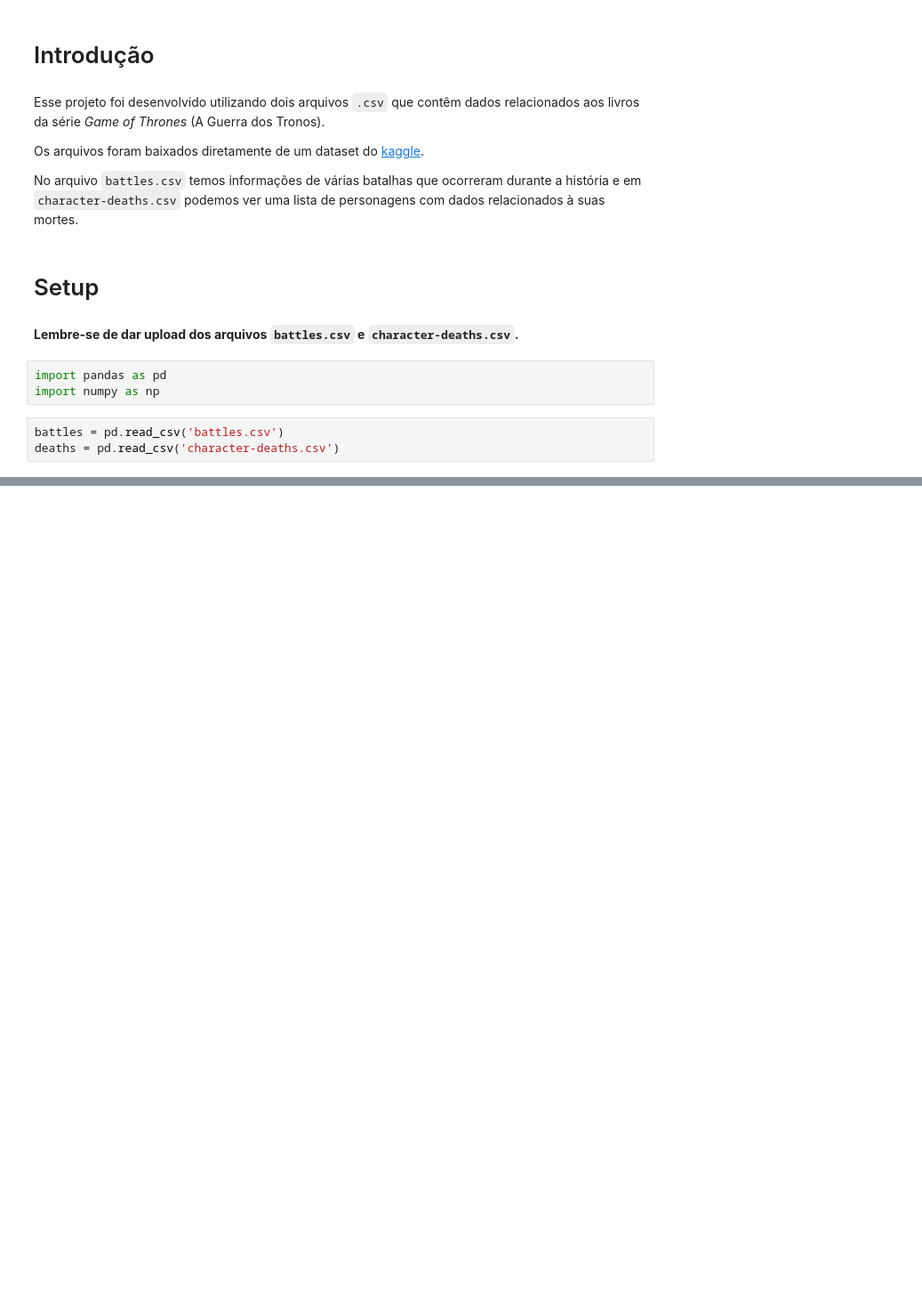
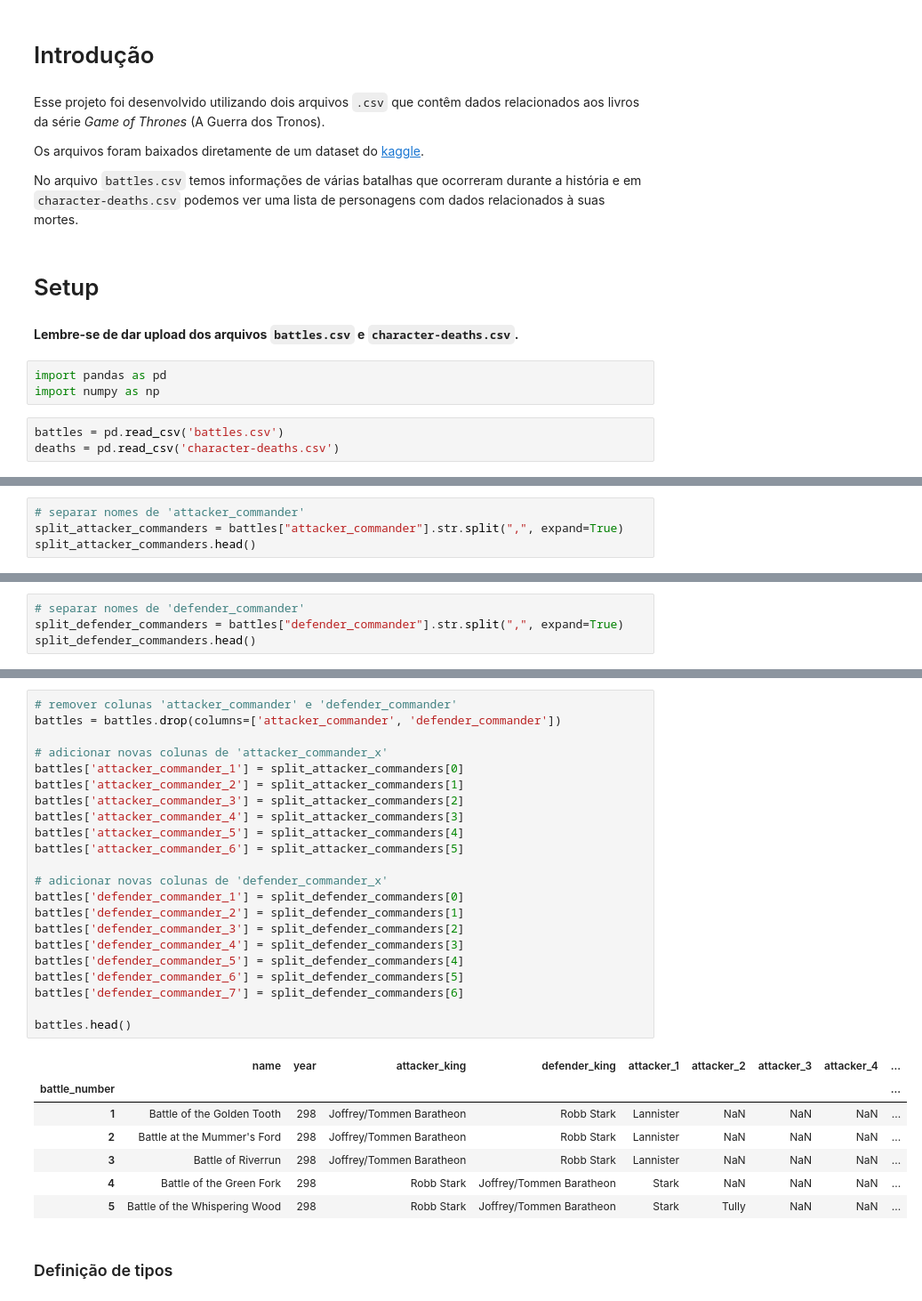
Before and after one commit to ccal2/dataScienceProject, a Jupyter notebook: project.ipynb, the cells around one changed output, grey strips where cells are left out. Shown: that part at 89% size. Saved outputs shown, nothing was run; the diff lists cells and outputs as text; blank space fills up the shorter version.

```diff
--- a/project.ipynb
+++ b/project.ipynb
@@ -21,0 +65,4 @@ deaths = pd.read_csv('character-deaths.csv')
+# %%
+# separar nomes de 'attacker_commander'
+split_attacker_commanders = battles["attacker_commander"].str.split(",", expand=True)
+split_attacker_commanders.head()
@@ -21,0 +77,4 @@ deaths = pd.read_csv('character-deaths.csv')
+# %%
+# separar nomes de 'defender_commander'
+split_defender_commanders = battles["defender_commander"].str.split(",", expand=True)
+split_defender_commanders.head()
@@ -21,0 +89,32 @@ deaths = pd.read_csv('character-deaths.csv')
+# %%
+# remover colunas 'attacker_commander' e 'defender_commander'
+battles = battles.drop(columns=['attacker_commander', 'defender_commander'])
+
+# adicionar novas colunas de 'attacker_commander_x'
+battles['attacker_commander_1'] = split_attacker_commanders[0]
+battles['attacker_commander_2'] = split_attacker_commanders[1]
+battles['attacker_commander_3'] = split_attacker_commanders[2]
+battles['attacker_commander_4'] = split_attacker_commanders[3]
+battles['attacker_commander_5'] = split_attacker_commanders[4]
+battles['attacker_commander_6'] = split_attacker_commanders[5]
+
+# adicionar novas colunas de 'defender_commander_x'
+battles['defender_commander_1'] = split_defender_commanders[0]
+battles['defender_commander_2'] = split_defender_commanders[1]
+battles['defender_commander_3'] = split_defender_commanders[2]
+battles['defender_commander_4'] = split_defender_commanders[3]
+battles['defender_commander_5'] = split_defender_commanders[4]
+battles['defender_commander_6'] = split_defender_commanders[5]
+battles['defender_commander_7'] = split_defender_commanders[6]
+
+battles.head()
+# %% [output]
+|  | name | year | attacker_king | defender_king | attacker_1 | attacker_2 | attacker_3 | attacker_4 | ... |
+| battle_number |  |  |  |  |  |  |  |  | ... |
+| 1 | Battle of the Golden Tooth | 298 | Joffrey/Tommen Baratheon | Robb Stark | Lannister | NaN | NaN | NaN | ... |
+| 2 | Battle at the Mummer's Ford | 298 | Joffrey/Tommen Baratheon | Robb Stark | Lannister | NaN | NaN | NaN | ... |
+| 3 | Battle of Riverrun | 298 | Joffrey/Tommen Baratheon | Robb Stark | Lannister | NaN | NaN | NaN | ... |
+| 4 | Battle of the Green Fork | 298 | Robb Stark | Joffrey/Tommen Baratheon | Stark | NaN | NaN | NaN | ... |
+| 5 | Battle of the Whispering Wood | 298 | Robb Stark | Joffrey/Tommen Baratheon | Stark | Tully | NaN | NaN | ... |
+# %% [markdown]
+### Definição de tipos
```
Also changed, not shown: parts of 14 cells of this notebook.
